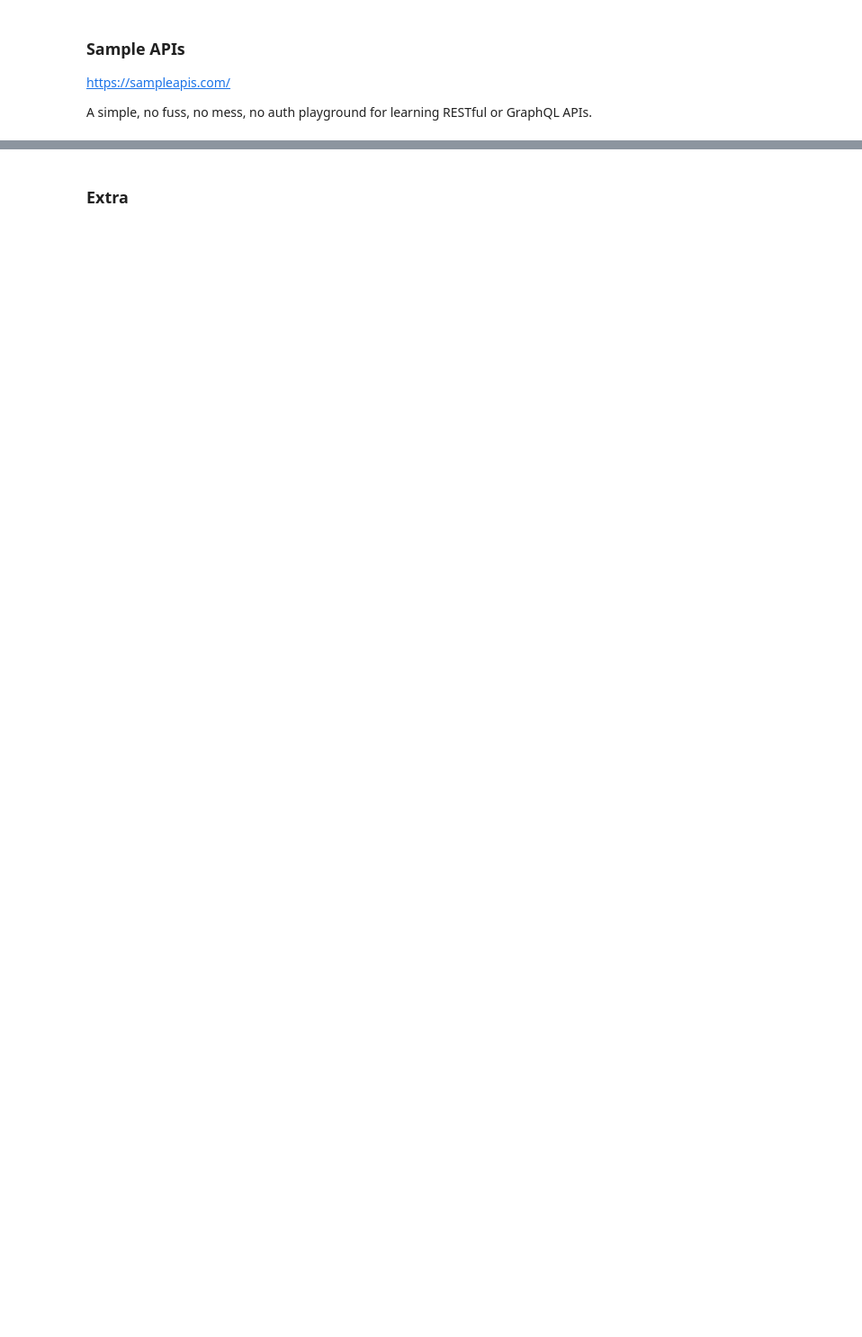
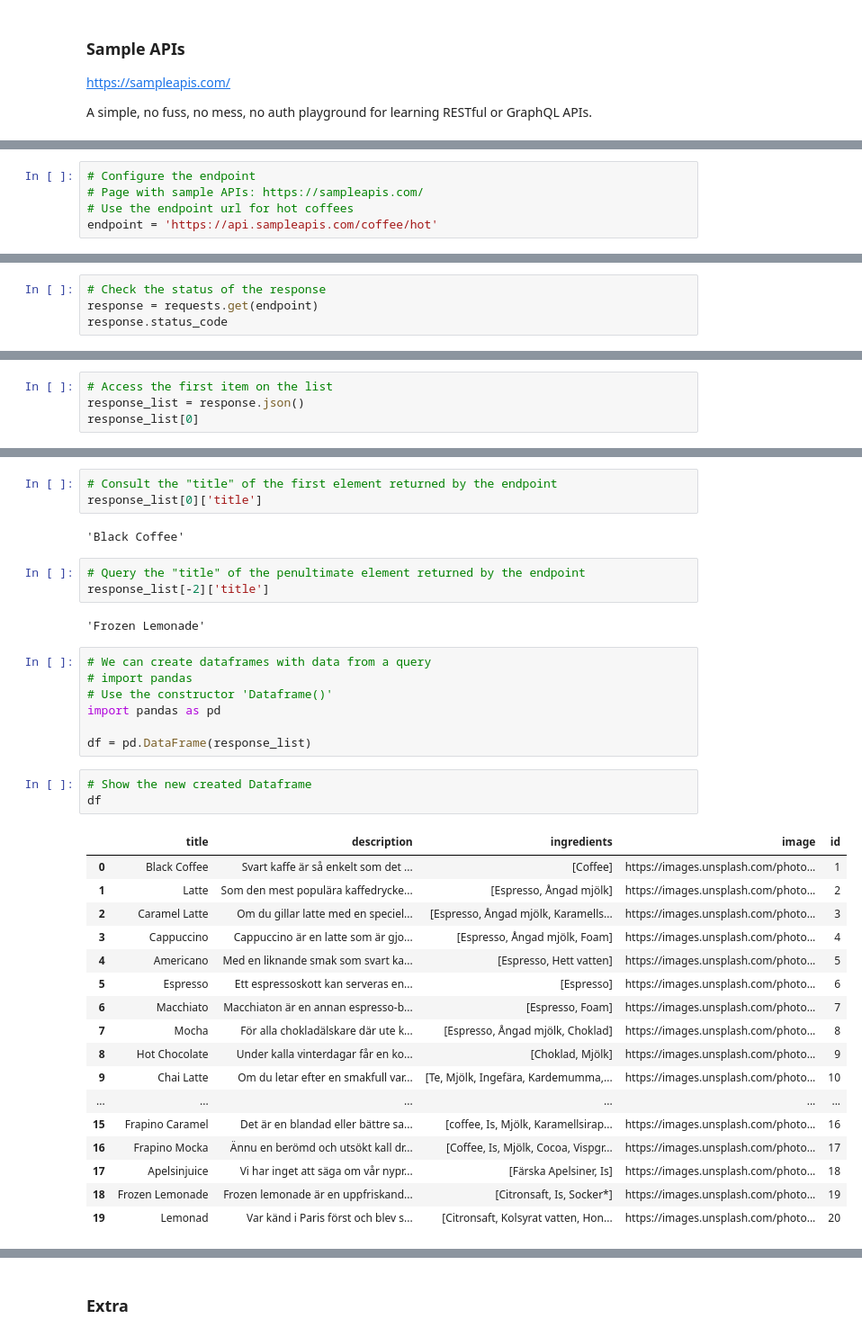
Before and after one commit to mateorzan/sistemas-bigdata-2024, a Jupyter notebook: apis/01_API-exercise-1.ipynb, the cells around one changed output, grey strips where cells are left out. Shown: that part at 90% size. Cells and saved outputs as stored; diff of their text form; blank space fills up the shorter version.

```diff
--- a/apis/01_API-exercise-1.ipynb
+++ b/apis/01_API-exercise-1.ipynb
@@ -53,0 +12,5 @@ A simple, no fuss, no mess, no auth playground for learning RESTful or GraphQL A
+# %%
+# Configure the endpoint
+# Page with sample APIs: https://sampleapis.com/
+# Use the endpoint url for hot coffees
+endpoint = 'https://api.sampleapis.com/coffee/hot'
@@ -53,0 +22,4 @@ A simple, no fuss, no mess, no auth playground for learning RESTful or GraphQL A
+# %%
+# Check the status of the response
+response = requests.get(endpoint)
+response.status_code
@@ -53,0 +67,4 @@ A simple, no fuss, no mess, no auth playground for learning RESTful or GraphQL A
+# %%
+# Access the first item on the list
+response_list = response.json()
+response_list[0]
@@ -53,0 +82,38 @@ A simple, no fuss, no mess, no auth playground for learning RESTful or GraphQL A
+# %%
+# Consult the "title" of the first element returned by the endpoint
+response_list[0]['title']
+# %% [output]
+'Black Coffee'
+# %%
+# Query the "title" of the penultimate element returned by the endpoint
+response_list[-2]['title']
+# %% [output]
+'Frozen Lemonade'
+# %%
+# We can create dataframes with data from a query
+# import pandas
+# Use the constructor 'Dataframe()'
+import pandas as pd
+
+df = pd.DataFrame(response_list)
+# %%
+# Show the new created Dataframe
+df
+# %% [output]
+|  | title | description | ingredients | image | id |
+| 0 | Black Coffee | Svart kaffe är så enkelt som det ... | [Coffee] | https://images.unsplash.com/photo... | 1 |
+| 1 | Latte | Som den mest populära kaffedrycke... | [Espresso, Ångad mjölk] | https://images.unsplash.com/photo... | 2 |
+| 2 | Caramel Latte | Om du gillar latte med en speciel... | [Espresso, Ångad mjölk, Karamells... | https://images.unsplash.com/photo... | 3 |
+| 3 | Cappuccino | Cappuccino är en latte som är gjo... | [Espresso, Ångad mjölk, Foam] | https://images.unsplash.com/photo... | 4 |
+| 4 | Americano | Med en liknande smak som svart ka... | [Espresso, Hett vatten] | https://images.unsplash.com/photo... | 5 |
+| 5 | Espresso | Ett espressoskott kan serveras en... | [Espresso] | https://images.unsplash.com/photo... | 6 |
+| 6 | Macchiato | Macchiaton är en annan espresso-b... | [Espresso, Foam] | https://images.unsplash.com/photo... | 7 |
+| 7 | Mocha | För alla chokladälskare där ute k... | [Espresso, Ångad mjölk, Choklad] | https://images.unsplash.com/photo... | 8 |
+| 8 | Hot Chocolate | Under kalla vinterdagar får en ko... | [Choklad, Mjölk] | https://images.unsplash.com/photo... | 9 |
+| 9 | Chai Latte | Om du letar efter en smakfull var... | [Te, Mjölk, Ingefära, Kardemumma,... | https://images.unsplash.com/photo... | 10 |
+| ... | ... | ... | ... | ... | ... |
+| 15 | Frapino Caramel | Det är en blandad eller bättre sa... | [coffee, Is, Mjölk, Karamellsirap... | https://images.unsplash.com/photo... | 16 |
+| 16 | Frapino Mocka | Ännu en berömd och utsökt kall dr... | [Coffee, Is, Mjölk, Cocoa, Vispgr... | https://images.unsplash.com/photo... | 17 |
+| 17 | Apelsinjuice | Vi har inget att säga om vår nypr... | [Färska Apelsiner, Is] | https://images.unsplash.com/photo... | 18 |
+| 18 | Frozen Lemonade | Frozen lemonade är en uppfriskand... | [Citronsaft, Is, Socker*] | https://images.unsplash.com/photo... | 19 |
+| 19 | Lemonad | Var känd i Paris först och blev s... | [Citronsaft, Kolsyrat vatten, Hon... | https://images.unsplash.com/photo... | 20 |
```
Also changed, not shown: parts of 37 cells of this notebook, 11 other files.
